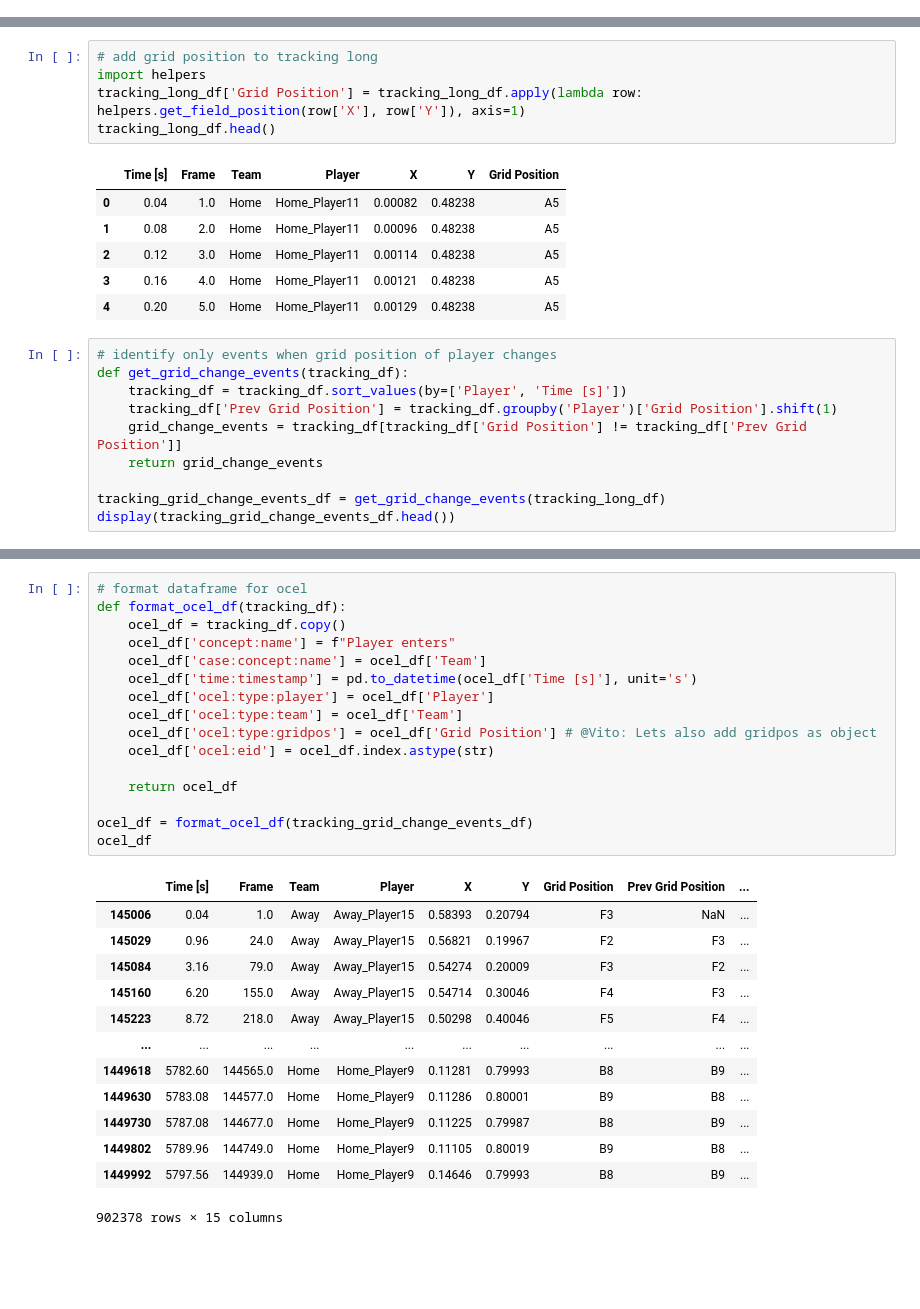
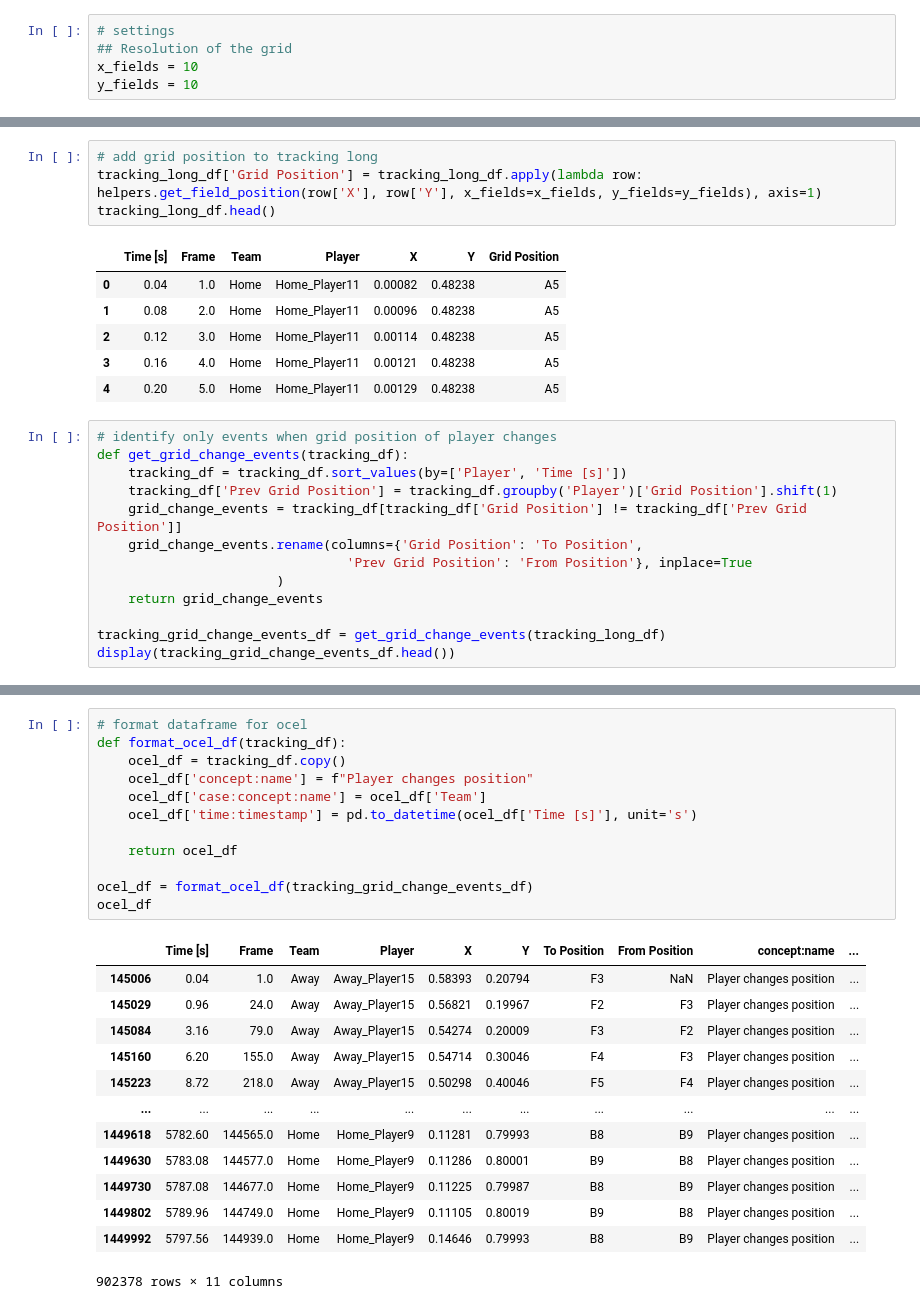
Before and after one commit to VitoChan01/Soccer, a Jupyter notebook: import_tracking_data.ipynb, the cells around one changed output, grey strips where cells are left out. Cells and saved outputs as stored; diff of their text form; blank space fills up the shorter version.

Commit message:
full implementation for tracking data import

```diff
--- a/import_tracking_data.ipynb
+++ b/import_tracking_data.ipynb
@@ -4,4 +9,9 @@ import pm4py
 print(pm4py.__version__)
 # %% [output]
 2.7.15.2
+# %%
+# settings
+## Resolution of the grid
+x_fields = 10
+y_fields = 10
 # %%
@@ -77,8 +90,7 @@ tracking_long_df.head()
 | 4 | 0.20 | 5.0 | Home | Home_Player11 | 0.00129 | 0.48238 |
 # %%
 # add grid position to tracking long
-import helpers
-tracking_long_df['Grid Position'] = tracking_long_df.apply(lambda row: helpers.get_field_position(row['X'], row['Y']), axis=1)
+tracking_long_df['Grid Position'] = tracking_long_df.apply(lambda row: helpers.get_field_position(row['X'], row['Y'], x_fields=x_fields, y_fields=y_fields), axis=1)
 tracking_long_df.head()
 # %% [output]
 |  | Time [s] | Frame | Team | Player | X | Y | Grid Position |
@@ -93,6 +105,9 @@ def get_grid_change_events(tracking_df):
     tracking_df = tracking_df.sort_values(by=['Player', 'Time [s]'])
     tracking_df['Prev Grid Position'] = tracking_df.groupby('Player')['Grid Position'].shift(1)
     grid_change_events = tracking_df[tracking_df['Grid Position'] != tracking_df['Prev Grid Position']]
+    grid_change_events.rename(columns={'Grid Position': 'To Position',
+                                'Prev Grid Position': 'From Position'}, inplace=True
+                       )
     return grid_change_events
 
 tracking_grid_change_events_df = get_grid_change_events(tracking_long_df)
@@ -107,31 +126,27 @@ display(tracking_grid_change_events_df.head())
 # %%
 # format dataframe for ocel
 def format_ocel_df(tracking_df):
     ocel_df = tracking_df.copy()
-    ocel_df['concept:name'] = f"Player enters"
+    ocel_df['concept:name'] = f"Player changes position"
     ocel_df['case:concept:name'] = ocel_df['Team']
     ocel_df['time:timestamp'] = pd.to_datetime(ocel_df['Time [s]'], unit='s')
-    ocel_df['ocel:type:player'] = ocel_df['Player']
-    ocel_df['ocel:type:team'] = ocel_df['Team']
-    ocel_df['ocel:type:gridpos'] = ocel_df['Grid Position'] # @Vito: Lets also add gridpos as object
-    ocel_df['ocel:eid'] = ocel_df.index.astype(str)
 
     return ocel_df
 
 ocel_df = format_ocel_df(tracking_grid_change_events_df)
 ocel_df
 # %% [output]
-|  | Time [s] | Frame | Team | Player | X | Y | Grid Position | Prev Grid Position | ... |
-| 145006 | 0.04 | 1.0 | Away | Away_Player15 | 0.58393 | 0.20794 | F3 | NaN | ... |
-| 145029 | 0.96 | 24.0 | Away | Away_Player15 | 0.56821 | 0.19967 | F2 | F3 | ... |
-| 145084 | 3.16 | 79.0 | Away | Away_Player15 | 0.54274 | 0.20009 | F3 | F2 | ... |
-| 145160 | 6.20 | 155.0 | Away | Away_Player15 | 0.54714 | 0.30046 | F4 | F3 | ... |
-| 145223 | 8.72 | 218.0 | Away | Away_Player15 | 0.50298 | 0.40046 | F5 | F4 | ... |
-| ... | ... | ... | ... | ... | ... | ... | ... | ... | ... |
-| 1449618 | 5782.60 | 144565.0 | Home | Home_Player9 | 0.11281 | 0.79993 | B8 | B9 | ... |
-| 1449630 | 5783.08 | 144577.0 | Home | Home_Player9 | 0.11286 | 0.80001 | B9 | B8 | ... |
-| 1449730 | 5787.08 | 144677.0 | Home | Home_Player9 | 0.11225 | 0.79987 | B8 | B9 | ... |
-| 1449802 | 5789.96 | 144749.0 | Home | Home_Player9 | 0.11105 | 0.80019 | B9 | B8 | ... |
-| 1449992 | 5797.56 | 144939.0 | Home | Home_Player9 | 0.14646 | 0.79993 | B8 | B9 | ... |
+|  | Time [s] | Frame | Team | Player | X | Y | To Position | From Position | concept:name | ... |
+| 145006 | 0.04 | 1.0 | Away | Away_Player15 | 0.58393 | 0.20794 | F3 | NaN | Player changes position | ... |
+| 145029 | 0.96 | 24.0 | Away | Away_Player15 | 0.56821 | 0.19967 | F2 | F3 | Player changes position | ... |
+| 145084 | 3.16 | 79.0 | Away | Away_Player15 | 0.54274 | 0.20009 | F3 | F2 | Player changes position | ... |
+| 145160 | 6.20 | 155.0 | Away | Away_Player15 | 0.54714 | 0.30046 | F4 | F3 | Player changes position | ... |
+| 145223 | 8.72 | 218.0 | Away | Away_Player15 | 0.50298 | 0.40046 | F5 | F4 | Player changes position | ... |
+| ... | ... | ... | ... | ... | ... | ... | ... | ... | ... | ... |
+| 1449618 | 5782.60 | 144565.0 | Home | Home_Player9 | 0.11281 | 0.79993 | B8 | B9 | Player changes position | ... |
+| 1449630 | 5783.08 | 144577.0 | Home | Home_Player9 | 0.11286 | 0.80001 | B9 | B8 | Player changes position | ... |
+| 1449730 | 5787.08 | 144677.0 | Home | Home_Player9 | 0.11225 | 0.79987 | B8 | B9 | Player changes position | ... |
+| 1449802 | 5789.96 | 144749.0 | Home | Home_Player9 | 0.11105 | 0.80019 | B9 | B8 | Player changes position | ... |
+| 1449992 | 5797.56 | 144939.0 | Home | Home_Player9 | 0.14646 | 0.79993 | B8 | B9 | Player changes position | ... |
-902378 rows × 15 columns
+902378 rows × 11 columns
 # %%
```
Also changed, not shown: parts of 12 cells of this notebook.
